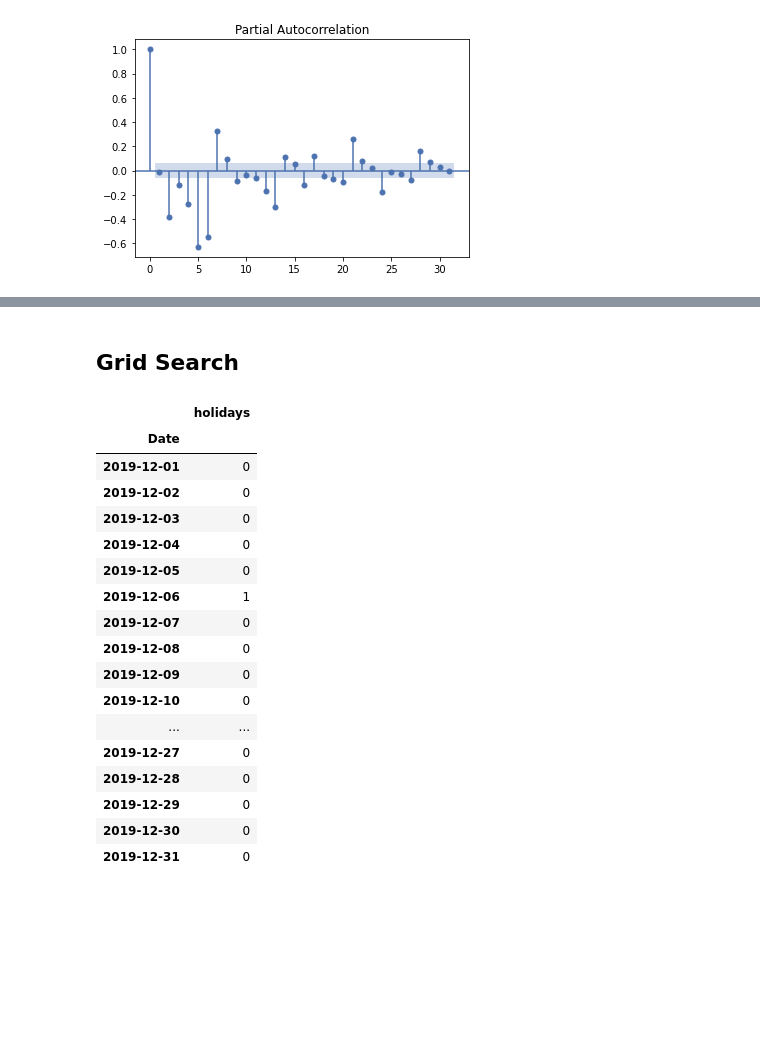
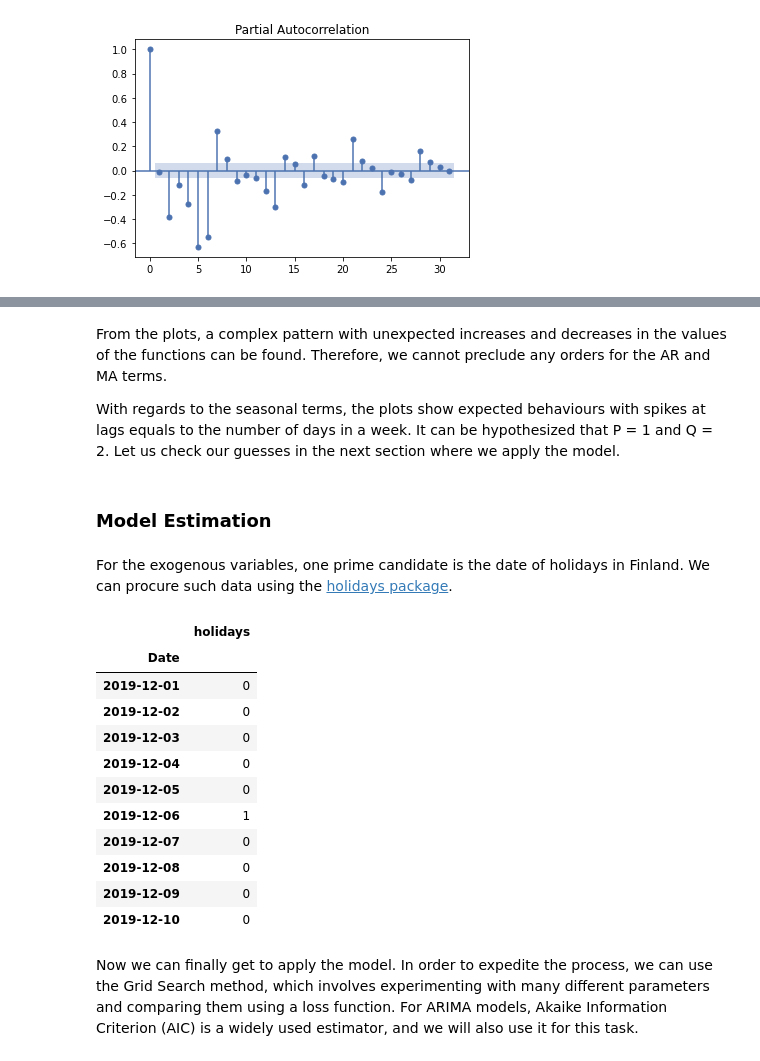
Before and after one commit to quan-possible/energy-demand-prediction, a Jupyter notebook: daily/sarimax.ipynb, the cells around one changed output, grey strips where cells are left out. Drawn from its saved outputs; the diff is of its cells as text; code cells hidden in the pictures; blank space fills up the shorter version.

```diff
--- a/daily/sarimax.ipynb
+++ b/daily/sarimax.ipynb
@@ -161,36 +193,38 @@ legend = ax.legend(["Observed", "Forecast"])
-# %% [markdown]
-## Grid Search
+# %% [markdown]
+From the plots, a complex pattern with unexpected increases and decreases in the values of the functions can be found. Therefore, we cannot preclude any orders for the AR and MA terms.
+
+With regards to the seasonal terms, the plots show expected behaviours with spikes at lags equals to the number of days in a week. It can be hypothesized that P = 1 and Q = 2. Let us check our guesses in the next section where we apply the model.
+# %% [markdown]
+### Model Estimation
+# %% [markdown]
+For the exogenous variables, one prime candidate is the date of holidays in Finland. We can procure such data using the [holidays package](https://pypi.org/project/holidays/).
 # %%
 begin = '2017-01-01'
 abv = '2019-12-31'
 hol = pd.to_datetime(holidays.CountryHoliday('Finland')[begin:abv])
 
 exo = ts.copy()
 exo["holidays"] = 0
 exo.loc[hol] = 1
 
 exo.drop(["kWh"],axis=1,inplace=True)
 exo_train,exo_test = exo[:train_end],exo[train_end:abv]
-exo_test
+exo_test[:10]
 # %% [output]
 |  | holidays |
 | Date |  |
 | 2019-12-01 | 0 |
 | 2019-12-02 | 0 |
 | 2019-12-03 | 0 |
 | 2019-12-04 | 0 |
 | 2019-12-05 | 0 |
 | 2019-12-06 | 1 |
 | 2019-12-07 | 0 |
 | 2019-12-08 | 0 |
 | 2019-12-09 | 0 |
 | 2019-12-10 | 0 |
-| ... | ... |
-| 2019-12-27 | 0 |
-| 2019-12-28 | 0 |
-| 2019-12-29 | 0 |
-| 2019-12-30 | 0 |
-| 2019-12-31 | 0 |
+# %% [markdown]
+Now we can finally get to apply the model. In order to expedite the process, we can use the Grid Search method, which involves experimenting with many different parameters and comparing them using a loss function. For ARIMA models, Akaike Information Criterion (AIC) is a widely used estimator, and we will also use it for this task.
 # %%
 def sarimax(ts,exo,all_param):
     results = []
```
Also changed, not shown: parts of 27 cells of this notebook, 3 other files.
